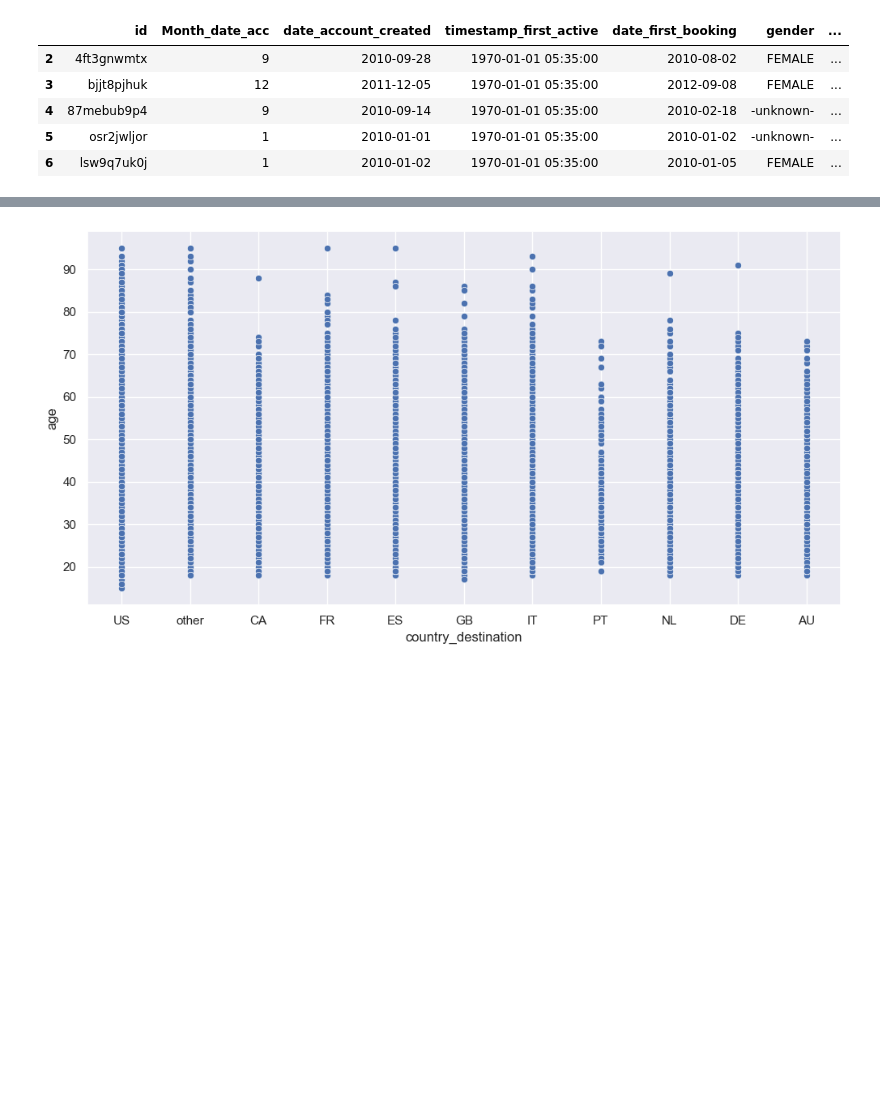
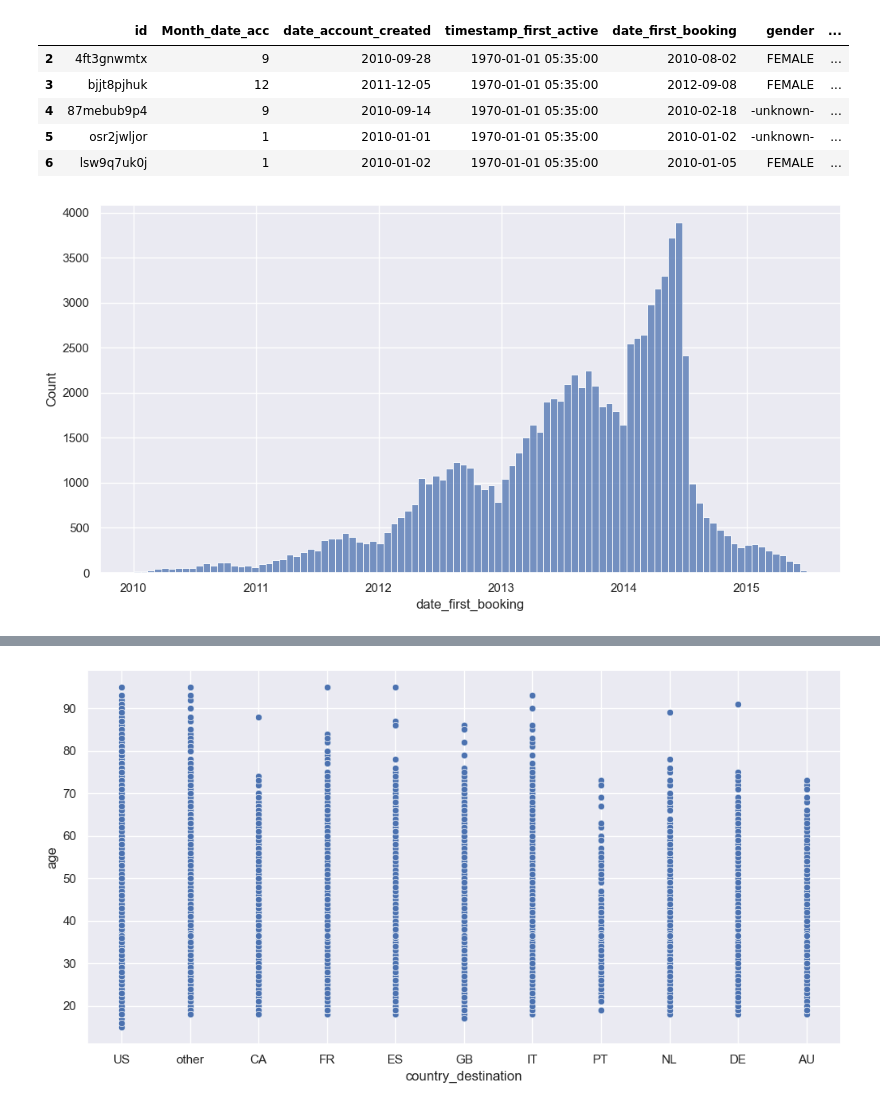
Before and after one commit to Shaimaa-moh/Mining-Project, a Jupyter notebook: Mining2.ipynb, the cells around one changed output, grey strips where cells are left out. Drawn from its saved outputs; the diff is of its cells as text; code cells hidden in the pictures; blank space fills up the shorter version.

```diff
--- a/Mining2.ipynb
+++ b/Mining2.ipynb
@@ -101,3 +107,9 @@ train_data.head()
 | 4 | 87mebub9p4 | 9 | 2010-09-14 | 1970-01-01 05:35:00 | 2010-02-18 | -unknown- | ... |
 | 5 | osr2jwljor | 1 | 2010-01-01 | 1970-01-01 05:35:00 | 2010-01-02 | -unknown- | ... |
 | 6 | lsw9q7uk0j | 1 | 2010-01-02 | 1970-01-01 05:35:00 | 2010-01-05 | FEMALE | ... |
+# %%
+plt.figure(figsize=(12,6))
+sns.histplot(train_data.date_first_booking)
+plt.show()
+# %% [output]
+[figure, added]
```
Also changed, not shown: parts of 8 cells of this notebook.
